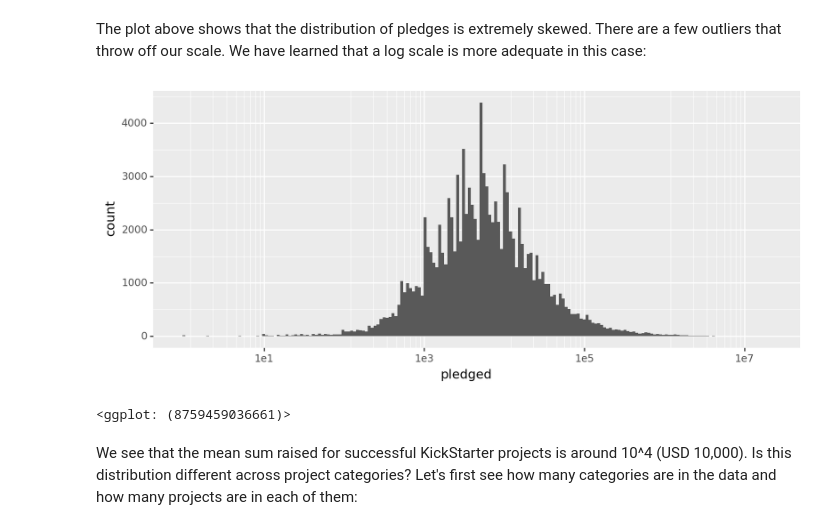
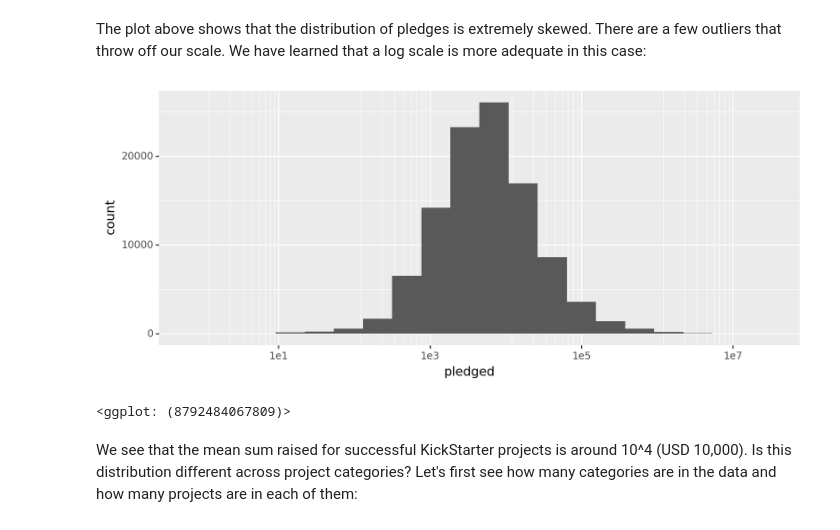
Before and after one commit to ChristopherMCollins/csci4120-lab9, a Jupyter notebook: Lab 9 - Statistical Plots.ipynb, the cells around one changed output. Drawn from its saved outputs; the diff is of its cells as text; code cells hidden in the pictures.

```diff
--- a/Lab 9 - Statistical Plots.ipynb
+++ b/Lab 9 - Statistical Plots.ipynb
@@ -58,10 +58,10 @@ The first argument to ggplot is a DataFrame. The second is an aesthetics (aes) d
 # %% [markdown]
 The plot above shows that the distribution of pledges is extremely skewed. There are a few outliers that throw off our scale. We have learned that a log scale is more adequate in this case:
 # %%
-ggplot(Successful, aes(x='pledged')) + geom_histogram(bins=200) + scale_x_log10()
+ggplot(Successful, aes(x='pledged')) + geom_histogram(bins=20) + scale_x_log10()
 # %% [output]
-[figure, old version]
+[figure, new version]
-<ggplot: (8759459036661)>
+<ggplot: (8792484067809)>
 # %% [markdown]
 We see that the mean sum raised for successful KickStarter projects is around 10^4 (USD 10,000).
 Is this distribution different across project categories? Let's first see how many categories are in the data and how many projects are in each of them:
```
Also changed, not shown: parts of 11 cells of this notebook.
